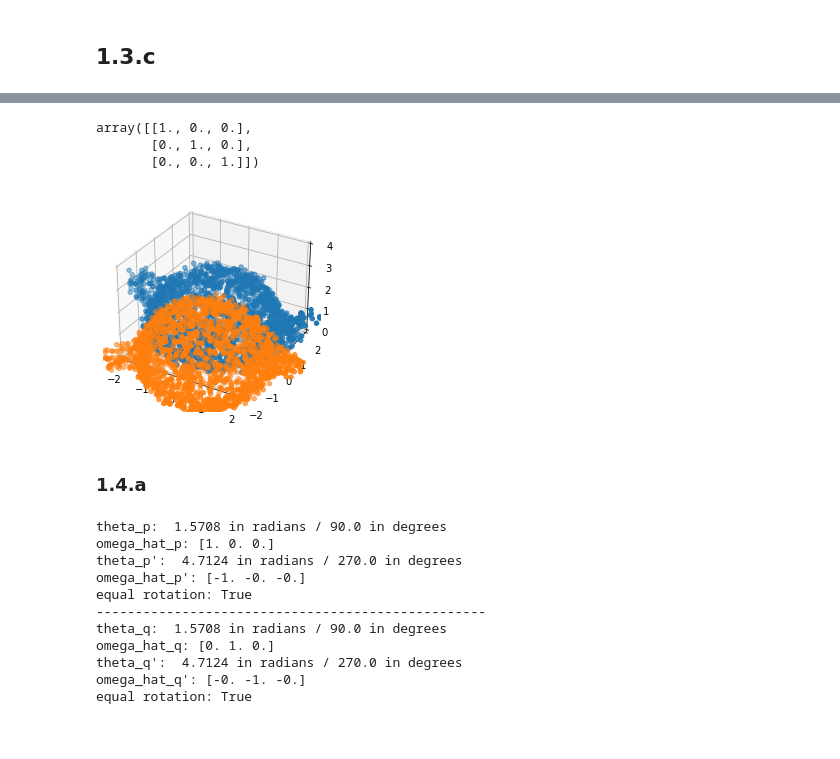
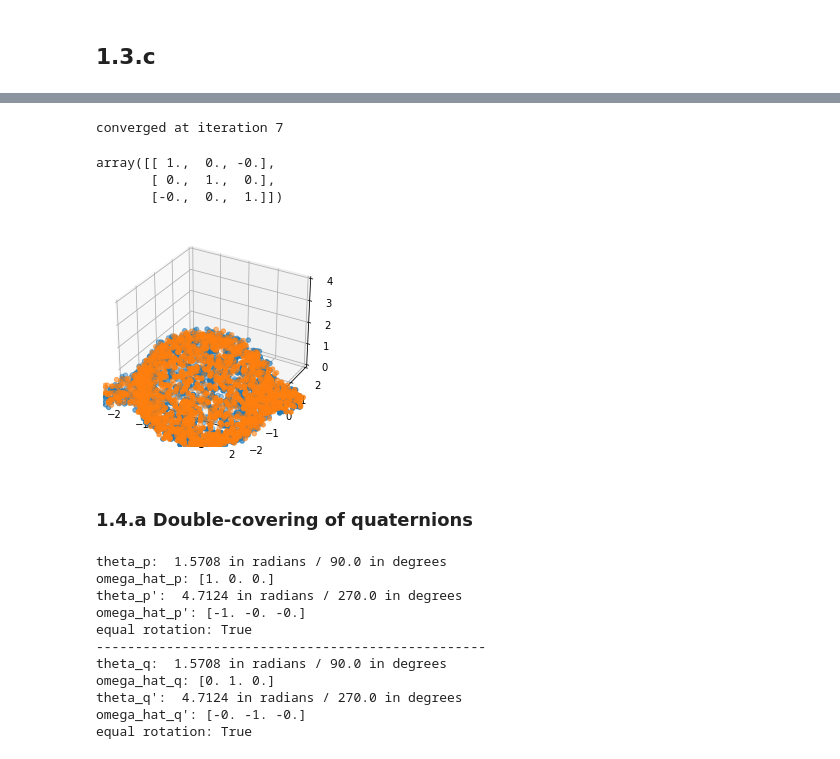
Before and after one commit to yifanwu2828/ML-Meets-Geometry, a Jupyter notebook: cse291/HW1/HW1.ipynb, the cells around one changed output, grey strips where cells are left out. Cells and saved outputs as stored; diff of their text form; code cells hidden in the pictures.

```diff
--- a/cse291/HW1/HW1.ipynb
+++ b/cse291/HW1/HW1.ipynb
@@ -309,5 +391,0 @@ compare_points(X, Y)  # noisy teapotsand
-# %%
-# copy-paste your hw0 solve module here
-def hw0_solve(A, b, eps):
-    x = np.zeros(A.shape[1])
-    return x
@@ -319,14 +392,50 @@ for __ in range(100):
+# %%
+def calcuA(R, X):
+    A = R @ vec2skew(X[:, 0])
+    for i in range(1, X.shape[1]):
+        b = R @ vec2skew(X[:, i])
+        A = np.vstack((A, b))
+    return -A
+
+
+def calcuB(R, X, Y):
+    B = (R @ X[:, 0] - Y[:, 0]).reshape(3, 1)
+    for i in range(1, X.shape[1]):
+        b = (R @ X[:, i] - Y[:, i]).reshape(3, 1)
+        B = np.vstack((B, b))
+    return -B
+# %%
+ # implementation of Q3
+I = np.eye(3)
+R = np.eye(3)
+old_R = R.copy()
+# solve this problem here, and store your final results in R1
+
+for i in tqdm(range(100)):
+    A = calcuA(R, X)
+    B = calcuB(R, X, Y)
+
+    delta_w = hw0_solve(A, B, eps=1)
+    R = R @ LA.expm(vec2skew(delta_w))
+    np.testing.assert_allclose (R.T@R, I, rtol=1e-05, atol=1e-08)
+
+    if np.allclose(R, old_R):
+        print("converged at iteration {}".format(i))
+        break
+    old_R = R.copy()
+# %% [output]
+converged at iteration 7
 # %%
 # Testing code, you should see the points of the 2 teapots roughly overlap
-compare_points(R1@X, Y)
-R1.T@R1
+compare_points(R@X, Y)
+R.T@R
 # %% [output]
-array([[1., 0., 0.],
-       [0., 1., 0.],
-       [0., 0., 1.]])
+array([[ 1.,  0., -0.],
+       [ 0.,  1.,  0.],
+       [-0.,  0.,  1.]])
-[figure, old version]
+[figure, new version]
 # %% [markdown]
-### 1.4.a
+### 1.4.a Double-covering of quaternions
 # %%
 rot_ans.Q4_a()
 # %% [output]
```
Also changed, not shown: parts of 66 cells of this notebook, 4 other files.
